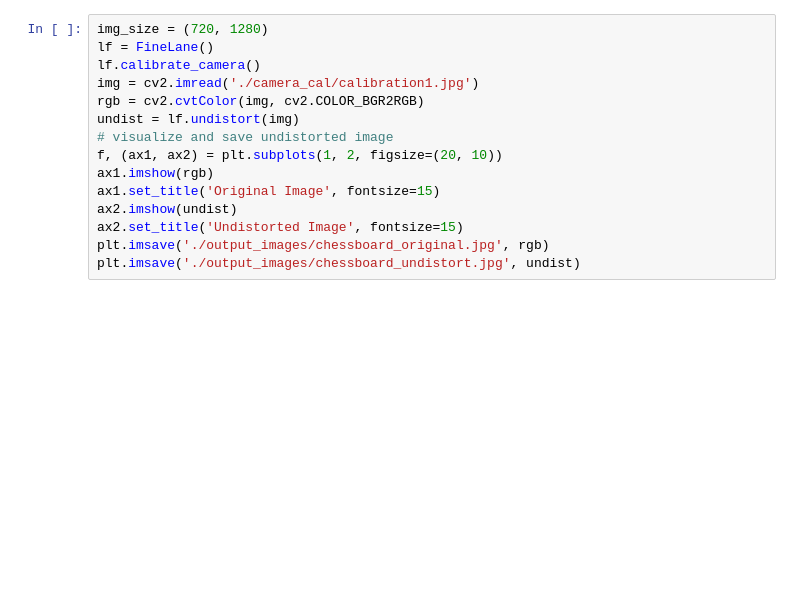
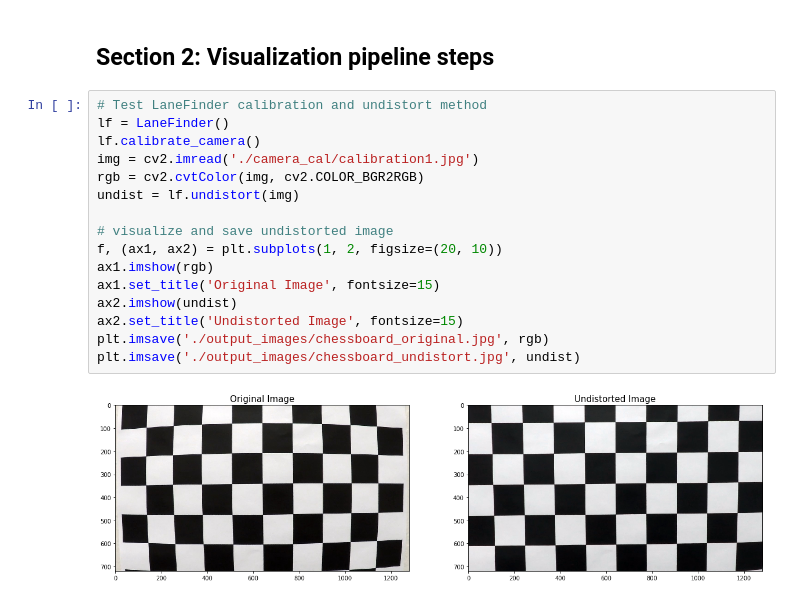
Before and after one commit to chunhsienho/Self-Driving-CarND-Advanced-Lane-Lines, a Jupyter notebook: P4.ipynb, the cells around one changed output. Drawn from its saved outputs; the diff is of its cells as text; blank space fills up the shorter version.

```diff
--- a/P4.ipynb
+++ b/P4.ipynb
@@ -470,16 +486,21 @@ white_clip = clip1.fl_image(img_pipeline) #NOTE: this function expects color ima
+# %% [markdown]
+## Section 2: Visualization pipeline steps
 # %%
-img_size = (720, 1280)
-lf = FineLane()
+# Test LaneFinder calibration and undistort method
+lf = LaneFinder()
 lf.calibrate_camera()
 img = cv2.imread('./camera_cal/calibration1.jpg')
 rgb = cv2.cvtColor(img, cv2.COLOR_BGR2RGB)
 undist = lf.undistort(img)
+
 # visualize and save undistorted image
 f, (ax1, ax2) = plt.subplots(1, 2, figsize=(20, 10))
 ax1.imshow(rgb)
 ax1.set_title('Original Image', fontsize=15)
 ax2.imshow(undist)
 ax2.set_title('Undistorted Image', fontsize=15)
 plt.imsave('./output_images/chessboard_original.jpg', rgb)
 plt.imsave('./output_images/chessboard_undistort.jpg', undist)
+# %% [output]
+[figure, added]
 # %%
```
Also changed, not shown: parts of 8 cells of this notebook, 6 other files.
